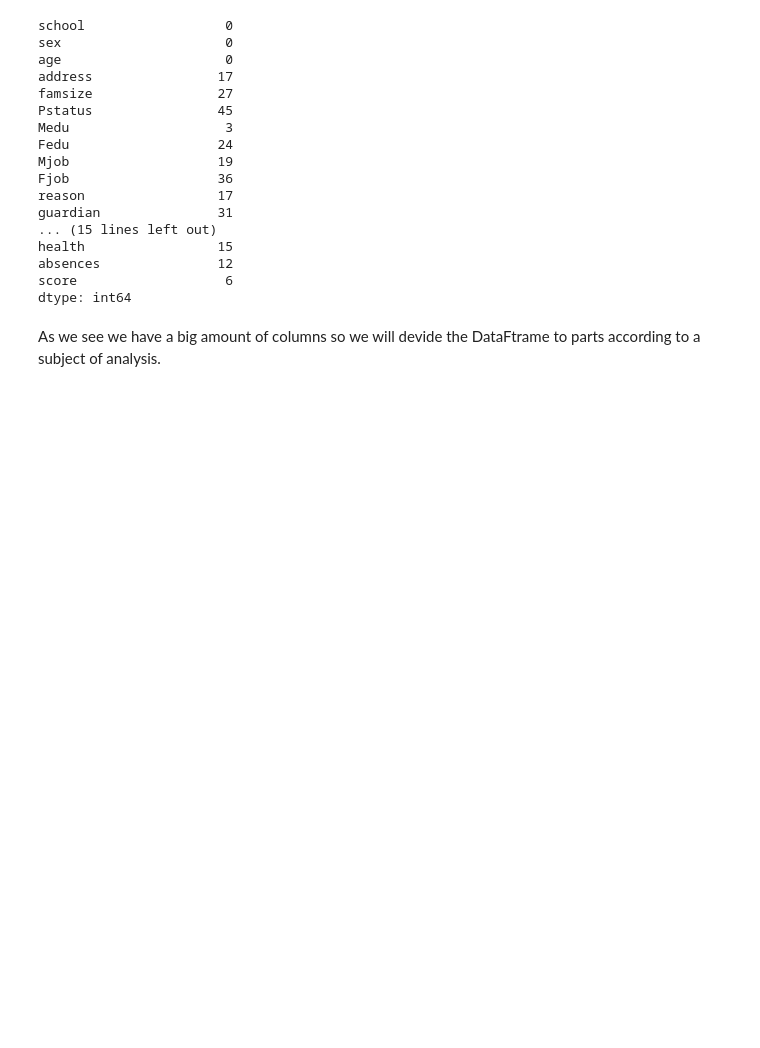
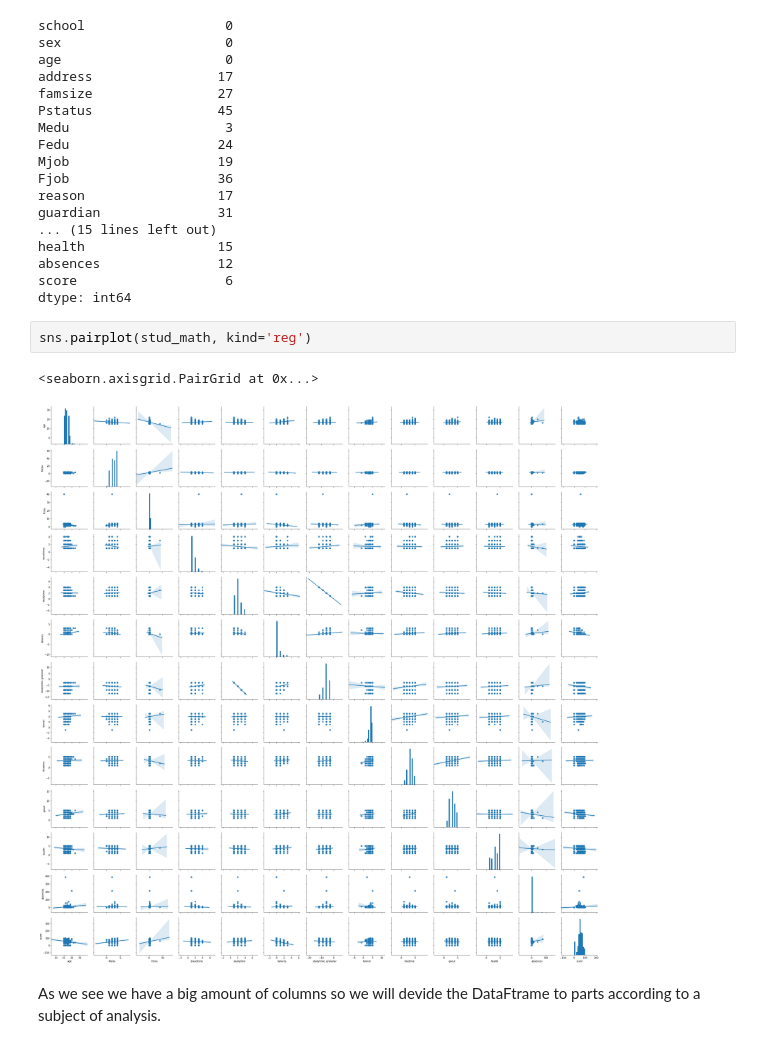
Before and after one commit to Ira-Trygub/project_2_stud_math, a Jupyter notebook: project_2_study_mathematic.ipynb, the cells around one changed output. Saved outputs shown, nothing was run; the diff lists cells and outputs as text; blank space fills up the shorter version.

```diff
--- a/project_2_study_mathematic.ipynb
+++ b/project_2_study_mathematic.ipynb
@@ -69,6 +69,11 @@ health                 15
 absences               12
 score                   6
 dtype: int64
+# %%
+sns.pairplot(stud_math, kind='reg')
+# %% [output]
+<seaborn.axisgrid.PairGrid at 0x...>
+[figure, added]
 # %% [markdown]
 As we see we have a big amount of columns so we will devide the DataFtrame to parts according to a subject of analysis.
 # %% [markdown]
```
Also changed, not shown: parts of 52 cells of this notebook.
